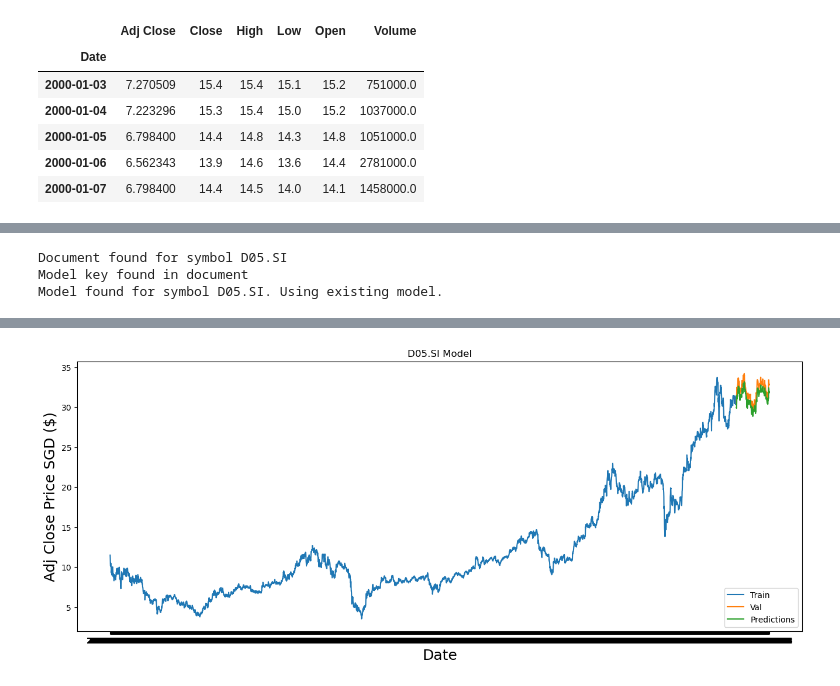
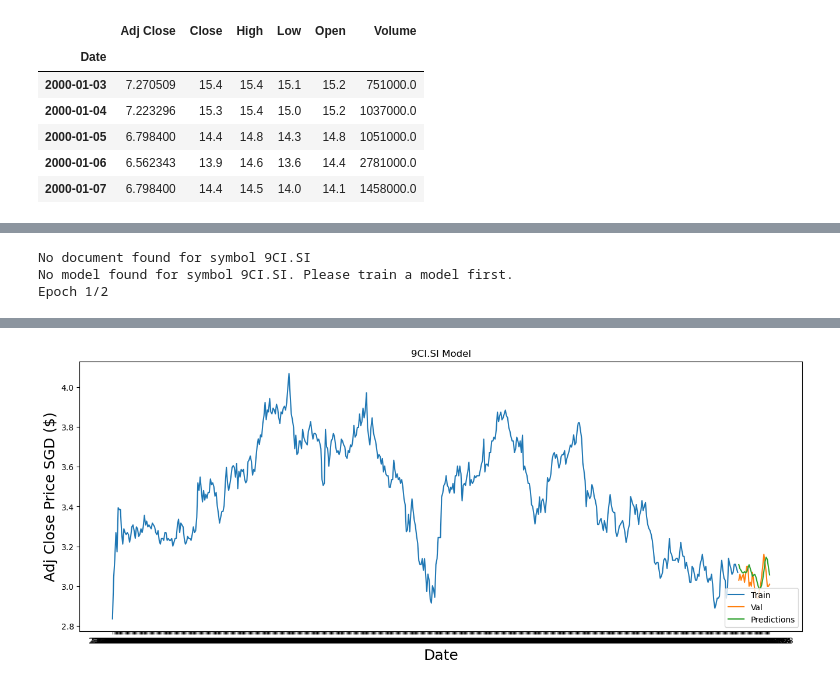
Before and after one commit to Darrel-Koh/Bulls-AI, a Jupyter notebook: mern/ML/modelTraining.ipynb, the cells around one changed output, grey strips where cells are left out. Cells and saved outputs as stored; diff of their text form; code cells hidden in the pictures.

```diff
--- a/mern/ML/modelTraining.ipynb
+++ b/mern/ML/modelTraining.ipynb
@@ -383,6 +380,6 @@ OSError: Unable to open file (file signature not found)
 # %%
 def main():
-    symbol = "D05.SI"
+    symbol = "9CI.SI"
     # model_path = f"models/{symbol}_model.h5"
 
     # Use the new download_data function
@@ -416,6 +413,6 @@ def main():
 if __name__ == "__main__":
     main()
 # %% [output]
-Document found for symbol D05.SI
-Model key found in document
-Model found for symbol D05.SI. Using existing model.
+No document found for symbol 9CI.SI
+No model found for symbol 9CI.SI. Please train a model first.
+Epoch 1/2
@@ -426 +431 @@ Model found for symbol D05.SI. Using existing model.
-[figure, old version]
+[figure, new version]
```
Also changed, not shown: parts of 3 cells of this notebook.
